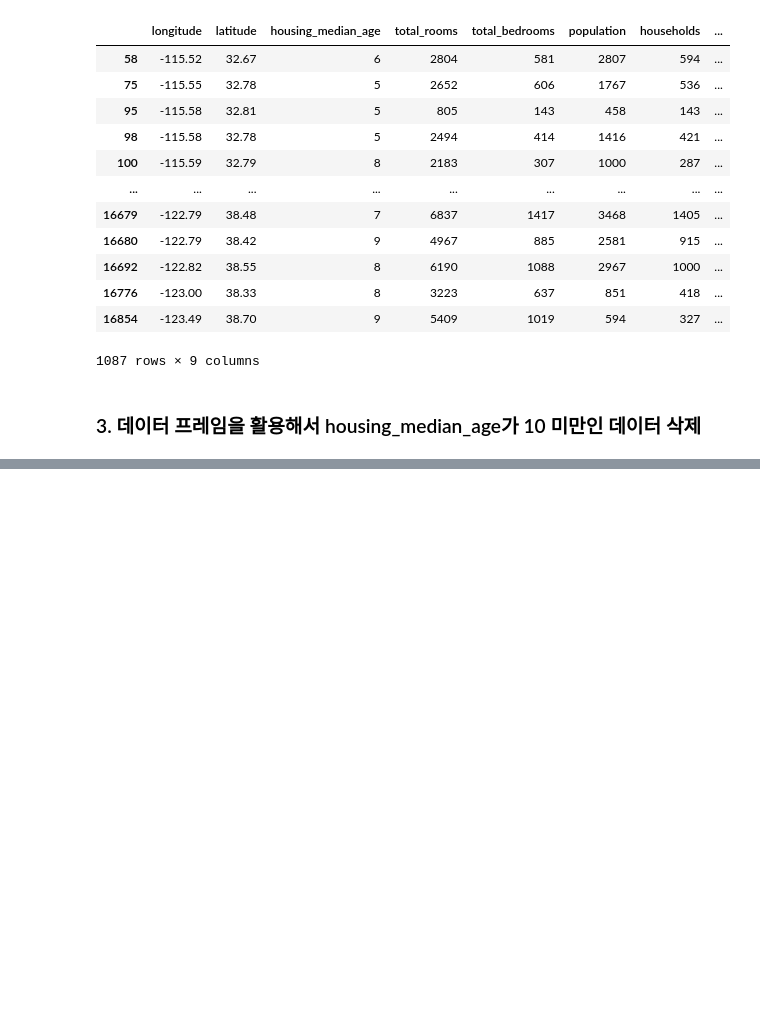
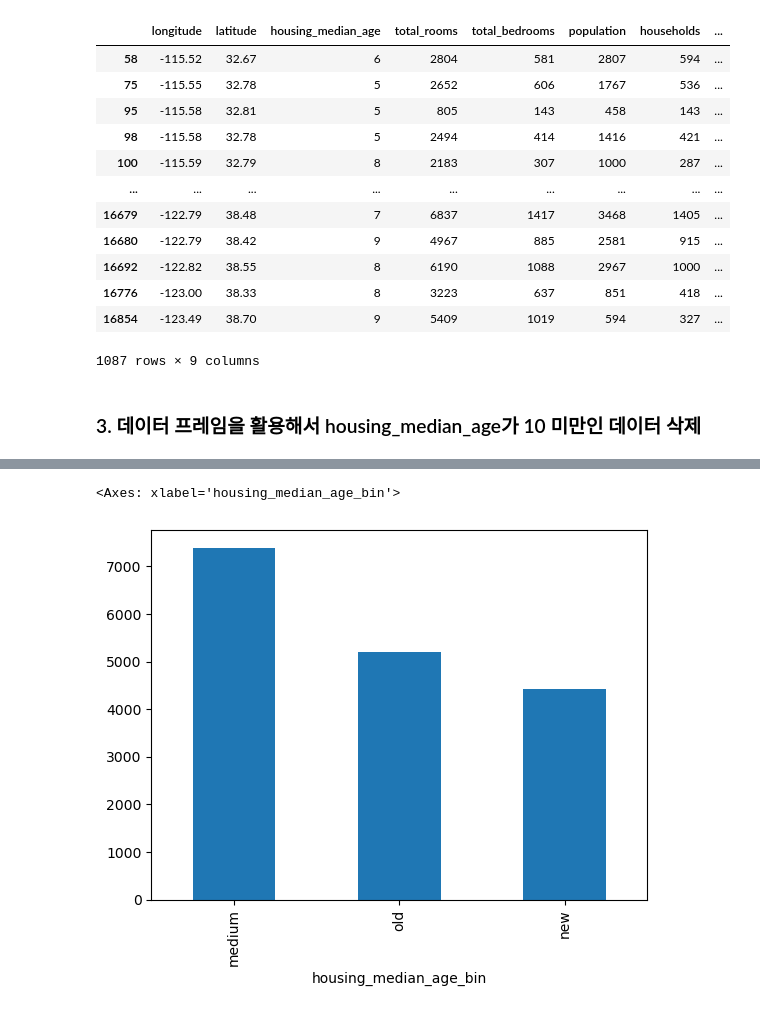
Before and after one commit to jo4086/python_study, a Jupyter notebook: 01_머신러닝/test.ipynb, the cells around one changed output, grey strips where cells are left out. Cells and saved outputs as stored; diff of their text form; code cells hidden in the pictures; blank space fills up the shorter version.

```diff
--- a/01_머신러닝/test.ipynb
+++ b/01_머신러닝/test.ipynb
@@ -293,0 +313,19 @@ NameError: name 'train' is not defined
+# %%
+"""
+- train['housing_median_age_bin']: 나눌 데이터를 저장할 열
+- 3: 데이터를 3개의 구간으로 나눔 (구간은 동일한 크기로 나뉨)
+    - 첫번째:     0 ~ 16.67 [new]
+    - 두번째: 16.68 ~ 33.33 [medium]
+    - 세번째: 33.34 ~ 50    [old]
+"""
+
+# print(type(col3))
+# print(train[col3].dtype)
+
+# train[col3]
+
+train[f'{col3}_bin'] = pd.cut(train[col3], 3, labels=['new', 'medium', 'old'])
+
+# train['housing_median_age_bin'] = pd.cut(train['housing_median_age'], 3, labels=['new','medium','old'])
+
+train
@@ -293,0 +346,5 @@ NameError: name 'train' is not defined
+# %%
+train[f'{col3}_bin'].value_counts().plot(kind='bar')
+# %% [output]
+<Axes: xlabel='housing_median_age_bin'>
+[figure, added]
```
Also changed, not shown: parts of 32 cells of this notebook, 3 other files.
